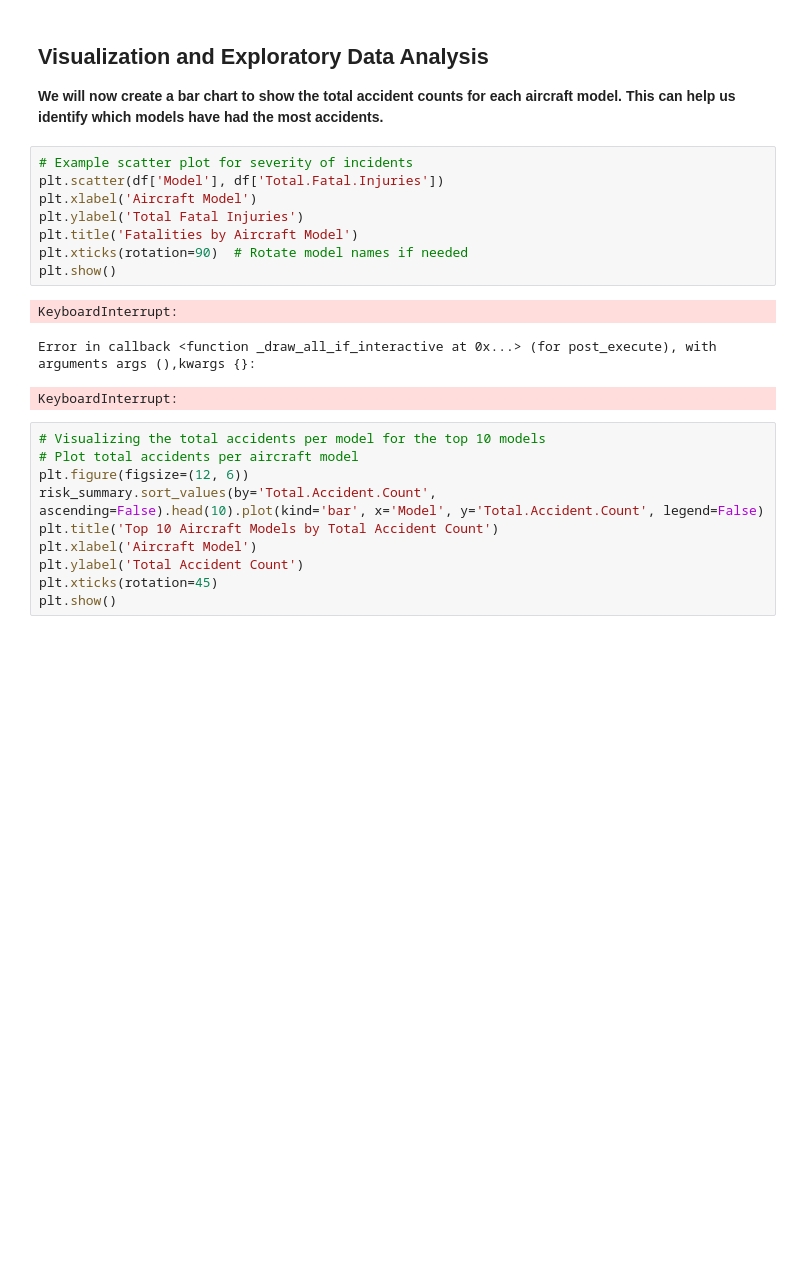
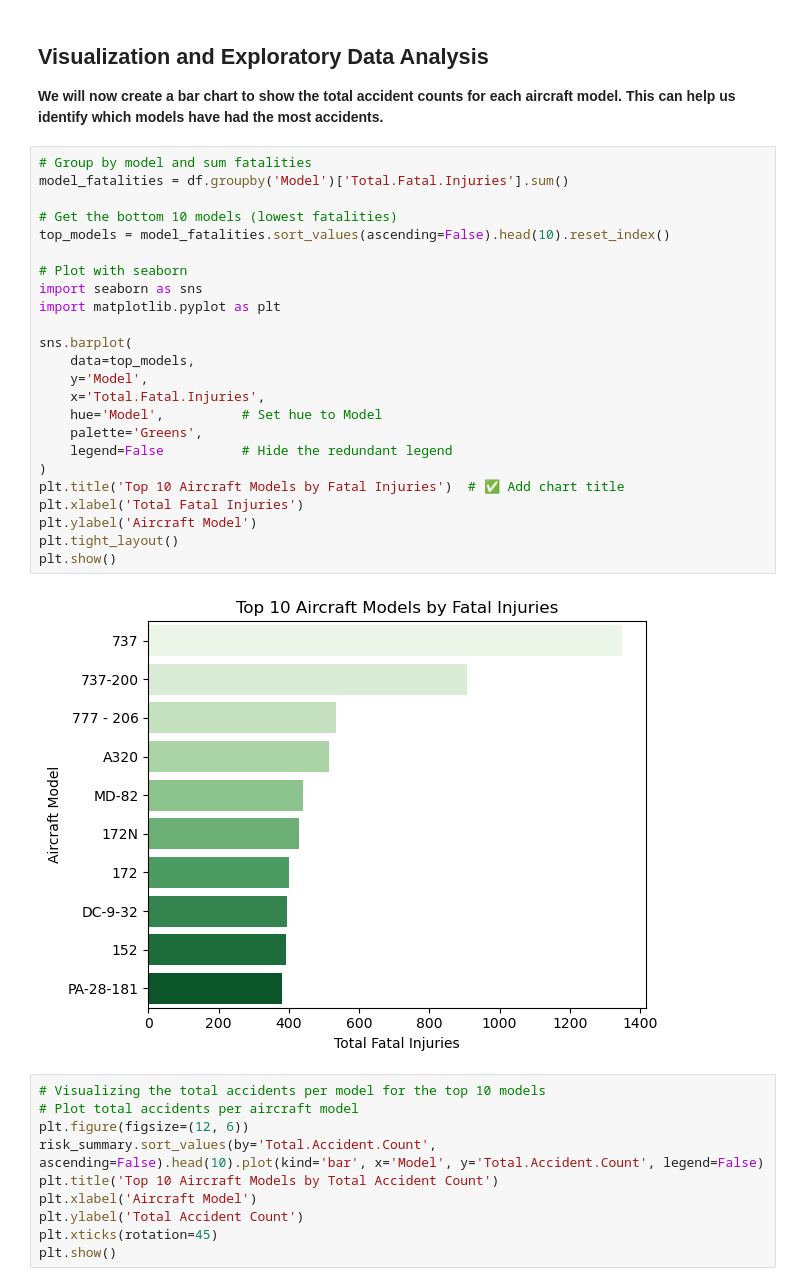
Before and after one commit to Kate-Maina/Aviation-accident, a Jupyter notebook: aviation_analysis.ipynb, the cells around one changed output. Saved outputs shown, nothing was run; the diff lists cells and outputs as text; blank space fills up the shorter version.

Commit message:
Added more visualizations and updated README

```diff
--- a/aviation_analysis.ipynb
+++ b/aviation_analysis.ipynb
@@ -382,18 +383,32 @@ CLUB LIBELLE 205       0.057872
 # %% [markdown]
 ## Visualization and Exploratory Data Analysis
 **We will now create a bar chart to show the total accident counts for each aircraft model. This can help us identify which models have had the most accidents.**
-# %%
-# Example scatter plot for severity of incidents
-plt.scatter(df['Model'], df['Total.Fatal.Injuries'])
-plt.xlabel('Aircraft Model')
-plt.ylabel('Total Fatal Injuries')
-plt.title('Fatalities by Aircraft Model')
-plt.xticks(rotation=90)  # Rotate model names if needed
-plt.show()
-# %% [output]
-KeyboardInterrupt:
-Error in callback <function _draw_all_if_interactive at 0x...> (for post_execute), with arguments args (),kwargs {}:
-KeyboardInterrupt:
+# %%
+# Group by model and sum fatalities
+model_fatalities = df.groupby('Model')['Total.Fatal.Injuries'].sum()
+
+# Get the bottom 10 models (lowest fatalities)
+top_models = model_fatalities.sort_values(ascending=False).head(10).reset_index()
+
+# Plot with seaborn
+import seaborn as sns
+import matplotlib.pyplot as plt
+
+sns.barplot(
+    data=top_models,
+    y='Model',
+    x='Total.Fatal.Injuries',
+    hue='Model',          # Set hue to Model
+    palette='Greens',
+    legend=False          # Hide the redundant legend
+)
+plt.title('Top 10 Aircraft Models by Fatal Injuries')  # ✅ Add chart title
+plt.xlabel('Total Fatal Injuries')
+plt.ylabel('Aircraft Model')
+plt.tight_layout()
+plt.show()
+# %% [output]
+[figure, added]
 # %%
 # Visualizing the total accidents per model for the top 10 models
 # Plot total accidents per aircraft model
```
Also changed, not shown: parts of 17 cells of this notebook, 2 other files.
